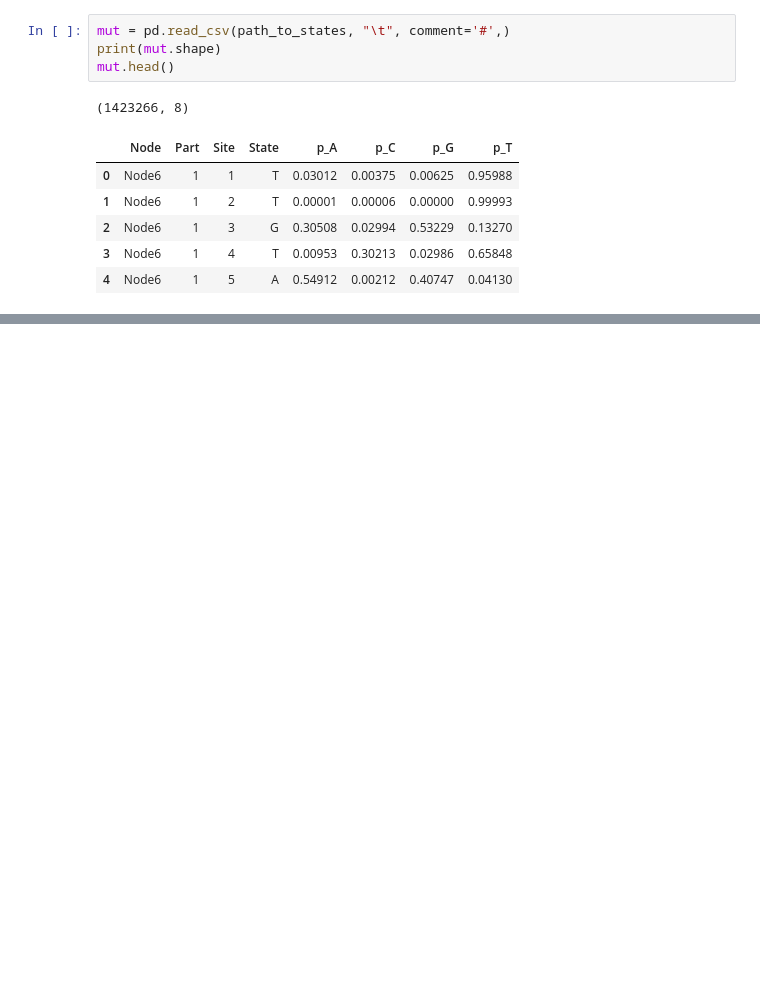
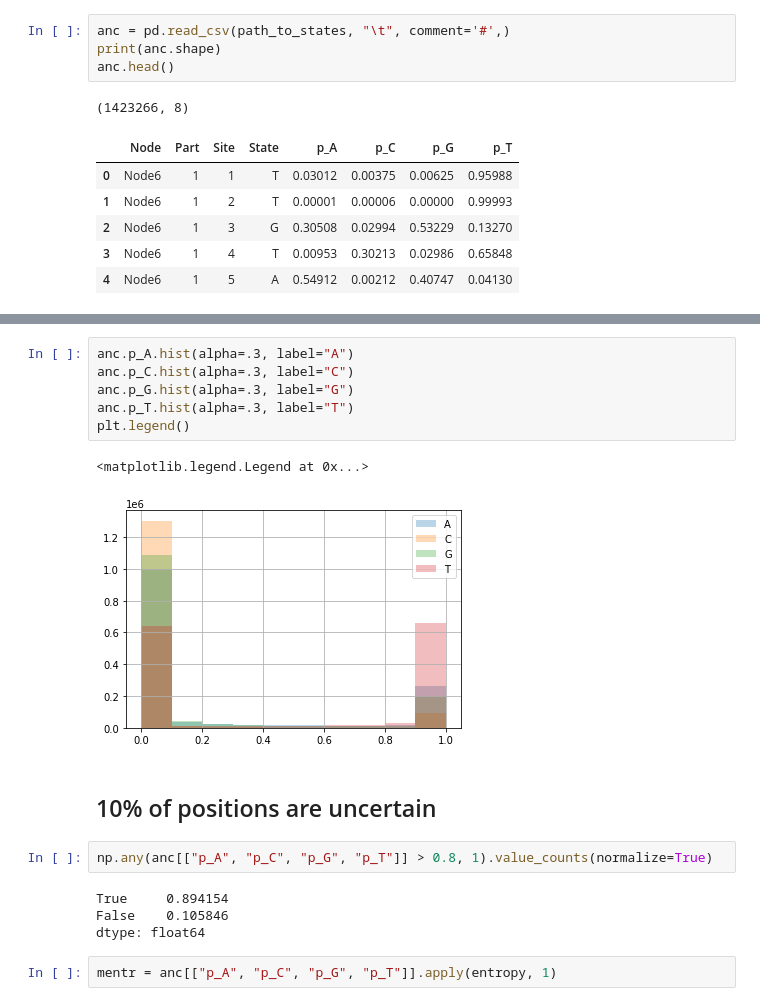
Before and after one commit to kpotoh/birds, a Jupyter notebook: nb/mut_extraction.ipynb, the cells around one changed output, grey strips where cells are left out. Drawn from its saved outputs; the diff is of its cells as text; blank space fills up the shorter version.

```diff
--- a/nb/mut_extraction.ipynb
+++ b/nb/mut_extraction.ipynb
@@ -13,9 +26,9 @@ tree = tree = PhyloTree(path_to_tree, format=1)
 # print(tree.get_ascii())
 tree.show()
 # %%
-mut = pd.read_csv(path_to_states, "\t", comment='#',)
-print(mut.shape)
-mut.head()
+anc = pd.read_csv(path_to_states, "\t", comment='#',)
+print(anc.shape)
+anc.head()
 # %% [output]
 (1423266, 8)
 |  | Node | Part | Site | State | p_A | p_C | p_G | p_T |
@@ -49,3 +62,22 @@ mut[mut.Node == "Node6"]
 | 10021 | Node6 | 5 | 2939 | T | 0.00006 | 0.00063 | 0.00002 | 0.99929 |
 | 10022 | Node6 | 5 | 2940 | T | 0.05008 | 0.06246 | 0.03050 | 0.85697 |
 10023 rows × 8 columns
+# %%
+anc.p_A.hist(alpha=.3, label="A")
+anc.p_C.hist(alpha=.3, label="C")
+anc.p_G.hist(alpha=.3, label="G")
+anc.p_T.hist(alpha=.3, label="T")
+plt.legend()
+# %% [output]
+<matplotlib.legend.Legend at 0x...>
+[figure, added]
+# %% [markdown]
+## 10% of positions are uncertain
+# %%
+np.any(anc[["p_A", "p_C", "p_G", "p_T"]] > 0.8, 1).value_counts(normalize=True)
+# %% [output]
+True     0.894154
+False    0.105846
+dtype: float64
+# %%
+mentr = anc[["p_A", "p_C", "p_G", "p_T"]].apply(entropy, 1)
```
Also changed, not shown: parts of 17 cells of this notebook, 1 other file.
